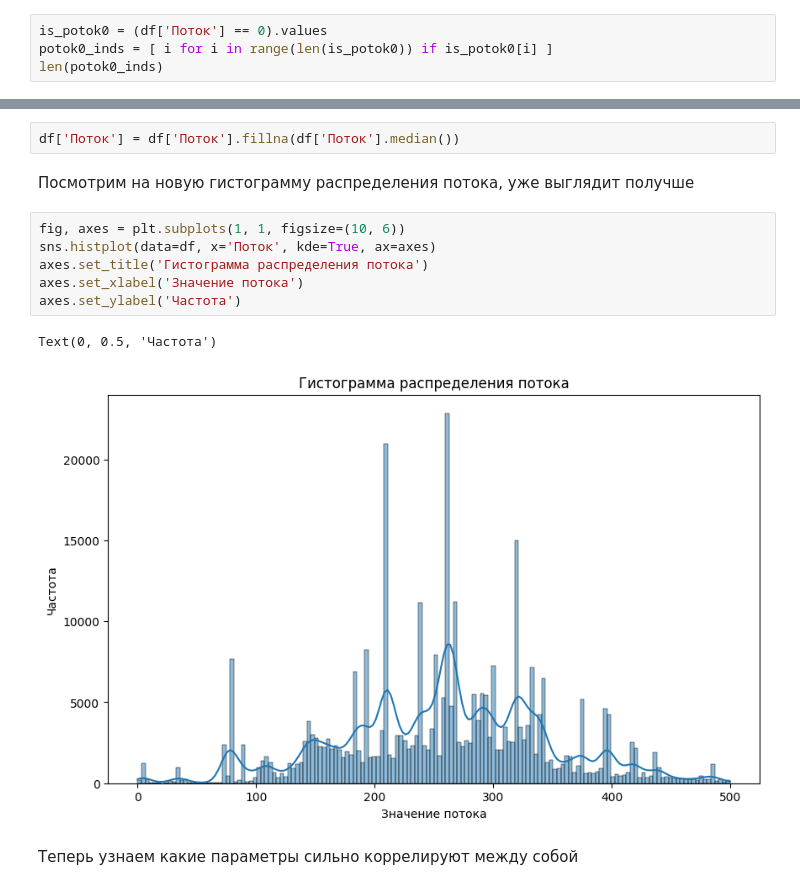
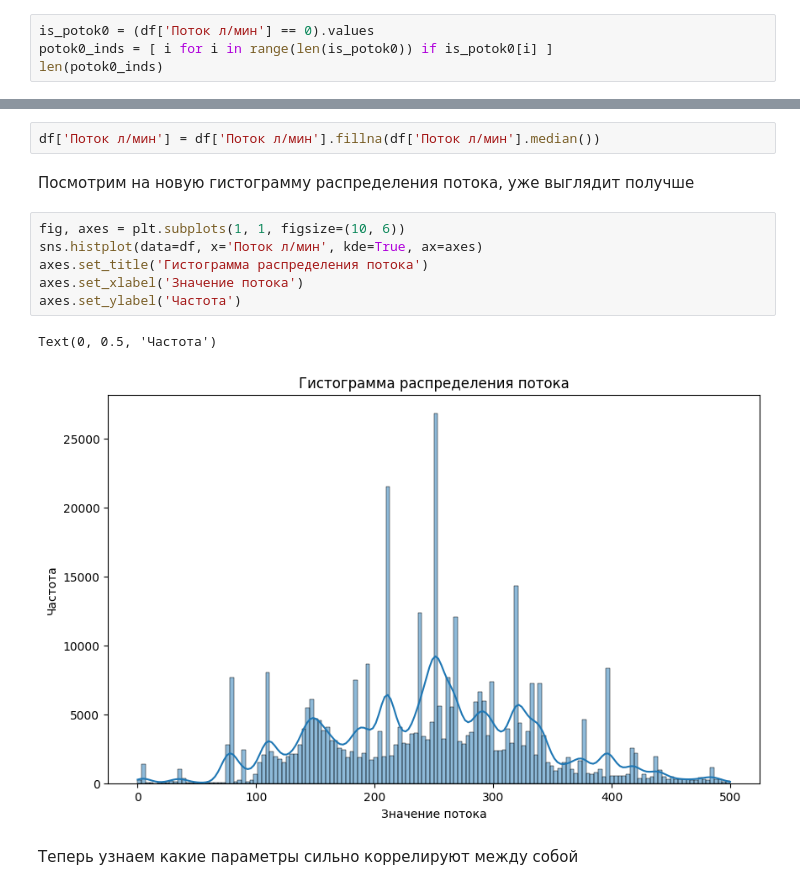
Before and after one commit to ItamMigel/Marathon-Digital-Solutions, a Jupyter notebook: analyse/analys.ipynb, the cells around one changed output, grey strips where cells are left out. Saved outputs shown, nothing was run; the diff lists cells and outputs as text.

```diff
--- a/analyse/analys.ipynb
+++ b/analyse/analys.ipynb
@@ -102,5 +102,5 @@ dtype: int64
 # %%
-is_potok0 = (df['Поток'] == 0).values
+is_potok0 = (df['Поток л/мин'] == 0).values
 potok0_inds = [ i for i in range(len(is_potok0)) if is_potok0[i] ]
 len(potok0_inds)
 # %% [output]
@@ -155,18 +155,18 @@ print(df[zero_gran_missing_flow].index.tolist())
 # %% [output]
 []
 # %%
-df['Поток'] = df['Поток'].fillna(df['Поток'].median())
+df['Поток л/мин'] = df['Поток л/мин'].fillna(df['Поток л/мин'].median())
 # %% [markdown]
 Посмотрим на новую гистограмму распределения потока, уже выглядит получше
 # %%
 fig, axes = plt.subplots(1, 1, figsize=(10, 6))
-sns.histplot(data=df, x='Поток', kde=True, ax=axes)
+sns.histplot(data=df, x='Поток л/мин', kde=True, ax=axes)
 axes.set_title('Гистограмма распределения потока')
 axes.set_xlabel('Значение потока')
 axes.set_ylabel('Частота')
 # %% [output]
 Text(0, 0.5, 'Частота')
-[figure, old version]
+[figure, new version]
 # %% [markdown]
 Теперь узнаем какие параметры сильно коррелируют между собой
 # %%
```
Also changed, not shown: parts of 29 cells of this notebook, 1 other file.
